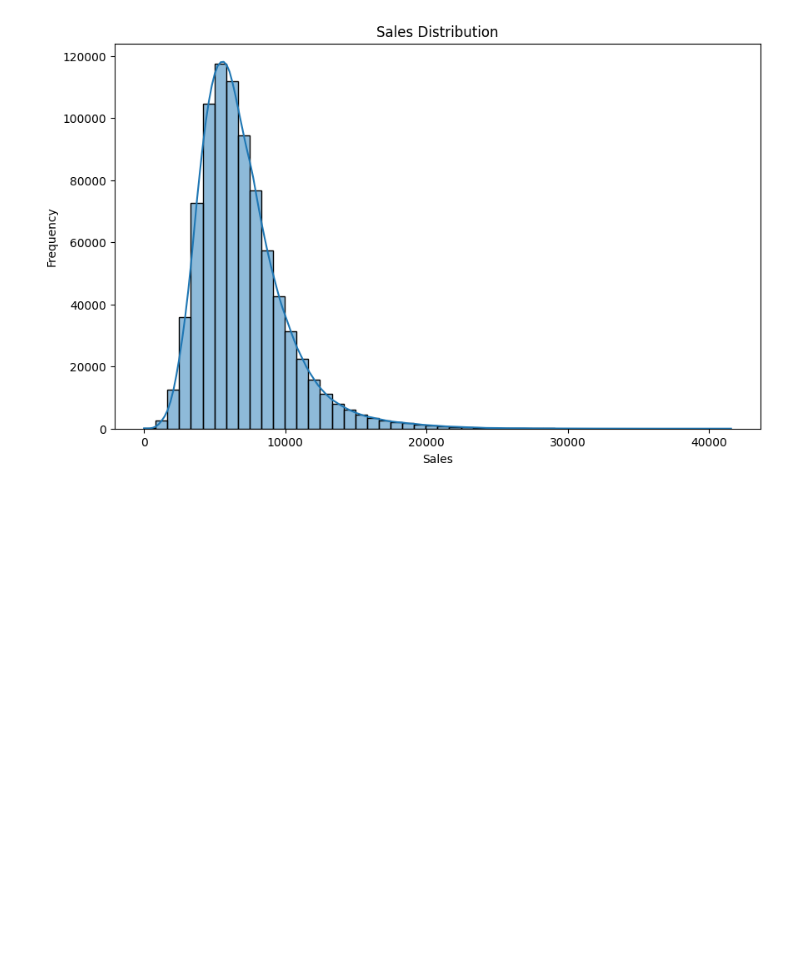
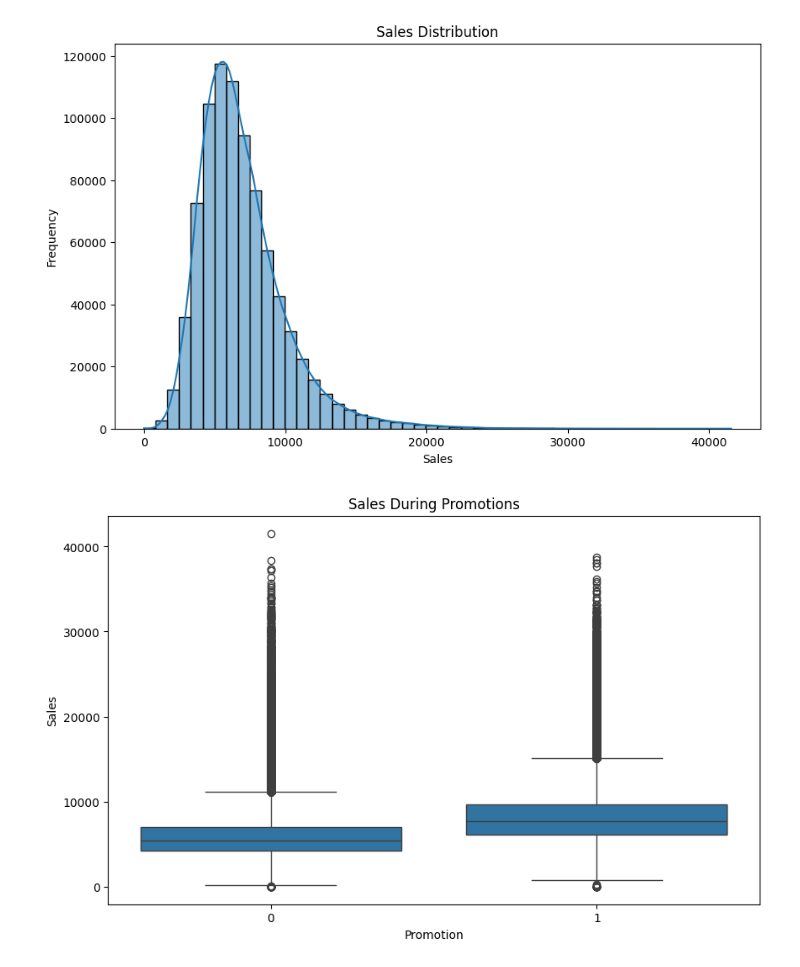
Before and after one commit to Yayerad/Pharmaceuticals-W4, a Jupyter notebook: notebooks/eda.ipynb, the cells around one changed output. Cells and saved outputs as stored; diff of their text form; code cells hidden in the pictures; blank space fills up the shorter version.

Commit message:
exploratory data analysis

```diff
--- a/notebooks/eda.ipynb
+++ b/notebooks/eda.ipynb
@@ -78,3 +78,14 @@ plt.savefig("sales_distribution.png")
 logging.info("Sales distribution plot saved.")
 # %% [output]
 [figure]
+# %%
+# 2. Sales During Promotions
+plt.figure(figsize=(10, 6))
+sns.boxplot(x="Promo", y="Sales", data=train_store)
+plt.title("Sales During Promotions")
+plt.xlabel("Promotion")
+plt.ylabel("Sales")
+plt.savefig("sales_during_promotions.png")
+logging.info("Sales during promotions plot saved.")
+# %% [output]
+[figure, added]
```
Also changed, not shown: parts of 6 cells of this notebook, 7 other files.
